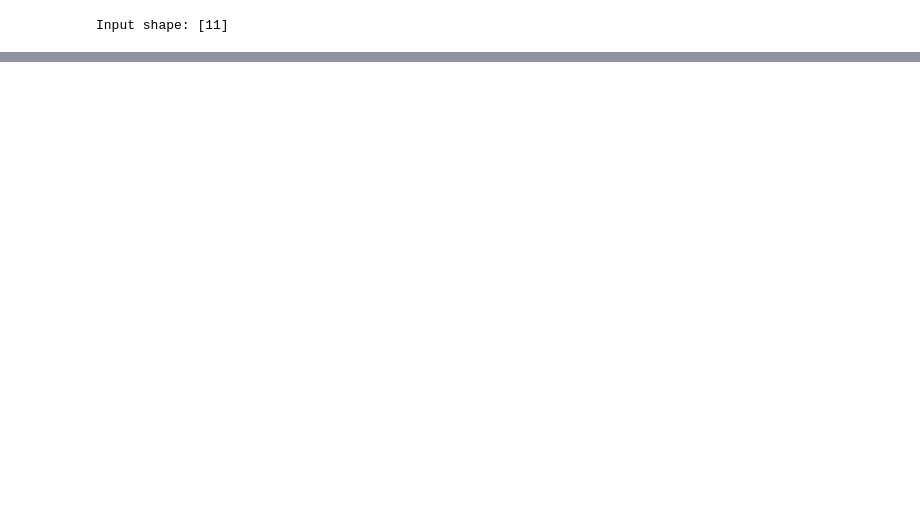
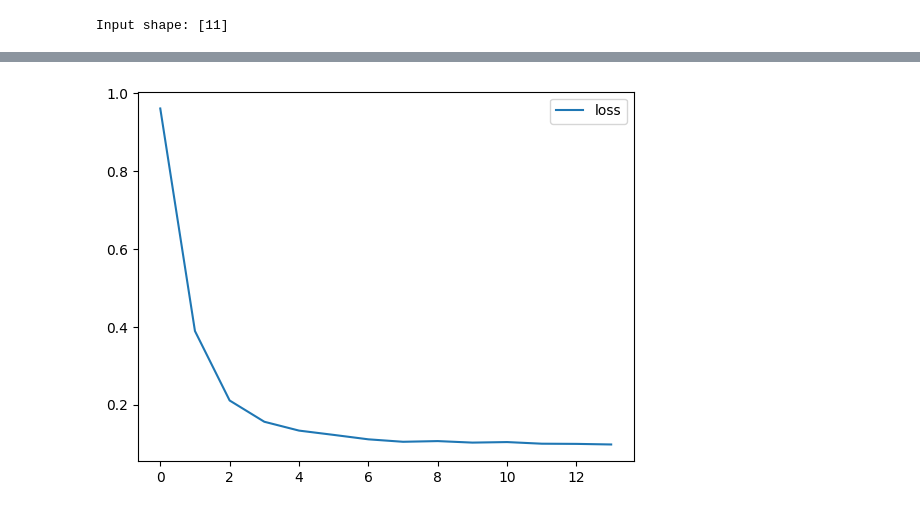
Before and after one commit to ahilah/kaggle-deep-learning-intro, a Jupyter notebook: deep-learning-intro.ipynb, the cells around one changed output, grey strips where cells are left out. Cells and saved outputs as stored; diff of their text form; code cells hidden in the pictures; blank space fills up the shorter version.

```diff
--- a/deep-learning-intro.ipynb
+++ b/deep-learning-intro.ipynb
@@ -162,0 +196,16 @@ early_stopping=EarlyStopping(
+# %%
+history = model.fit(
+    X_train, y_train,
+    validation_data=(X_valid, y_valid),
+    batch_size=256,
+    epochs=500,
+    callbacks=[early_stopping], # put callbacks in a list
+    verbose=0,  # turn off training log
+)
+# %%
+history_df = pd.DataFrame(history.history)
+history_df.loc[:, ['loss']].plot();
+
+# print("Minimum validation loss: {}".format(history_df['val_loss'].min()))
+# %% [output]
+[figure, added]
```
Also changed, not shown: parts of 5 cells of this notebook.
